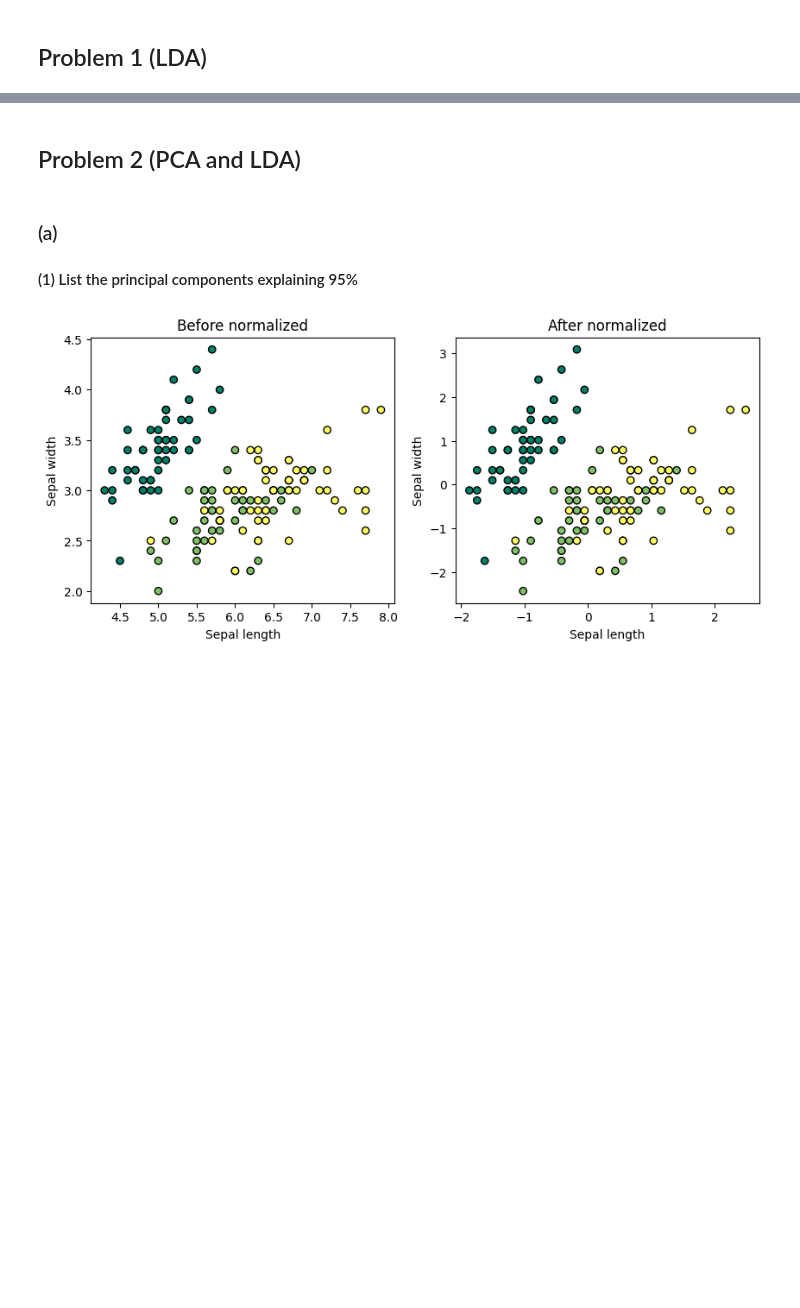
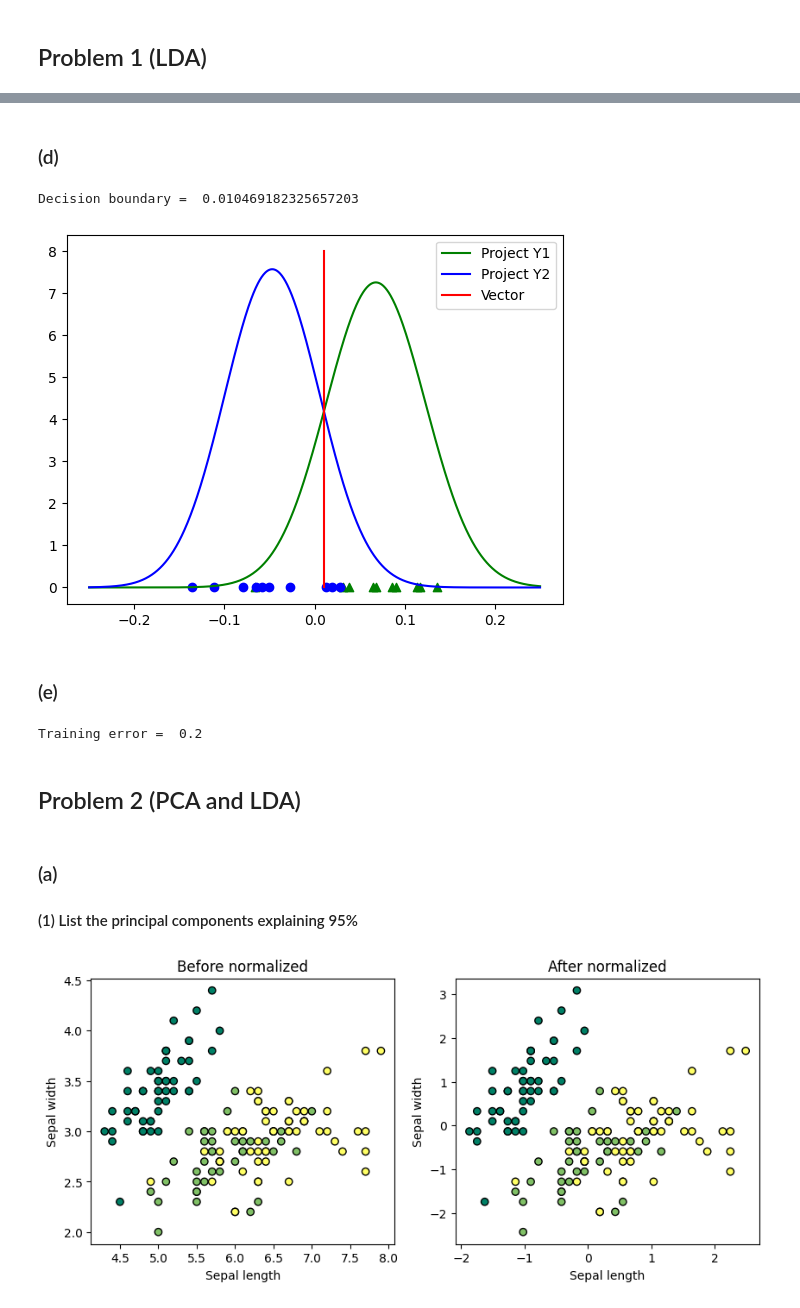
Before and after one commit to rayhuangg/111-1_MachineLearning, a Jupyter notebook: HW/HW06/HW06.ipynb, the cells around one changed output, grey strips where cells are left out. Cells and saved outputs as stored; diff of their text form; code cells hidden in the pictures; blank space fills up the shorter version.

```diff
--- a/HW/HW06/HW06.ipynb
+++ b/HW/HW06/HW06.ipynb
@@ -16,3 +69,42 @@ y2 = np.array([[0.83, 1.6, -0.014], [1.1, 1.6, 0.48], [-0.44, -0.41, 0.32], [0.0
+# %% [markdown]
+### (d)
+# %%
+scalar_y1 = y1.dot(v)/v_2norm
+scalar_y2 = y2.dot(v)/v_2norm
+mu1, std1 = norm.fit(scalar_y1)
+mu2, std2 = norm.fit(scalar_y2)
+lin = np.linspace(-0.25,0.25,1000)
+y1_gua = norm.pdf(lin, mu1, std1)
+y2_gua = norm.pdf(lin, mu2, std2)
+
+
+mu = (np.mean(scalar_y1) + np.mean(scalar_y2))/2
+print('Decision boundary = ', mu)
+
+plt.figure()
+plt.scatter(scalar_y1, np.zeros(10), c='g', marker='^')
+plt.scatter(scalar_y2, np.zeros(10), c='b', marker='o')
+plt.plot(lin, y1_gua, 'g', label = 'Project Y1')
+plt.plot(lin, y2_gua, 'b', label = 'Project Y2')
+plt.plot(np.ones(10)*mu, np.linspace(0,8,10), 'r', label = 'Vector')
+plt.legend()
+plt.show()
+# %% [output]
+Decision boundary =  0.010469182325657203
+[figure, added]
+# %% [markdown]
+### (e)
+# %%
+mis = 0
+for i in range(len(scalar_y1)):
+    if scalar_y1[i] < mu:
+            mis += 1
+    if scalar_y2[i] > mu:
+            mis += 1
+error = mis/20
+print('Training error = ', error)
+# %% [output]
+Training error =  0.2
 # %% [markdown]
 ## Problem 2 (PCA and LDA)
 # %%
```
Also changed, not shown: parts of 12 cells of this notebook, 4 other files.
